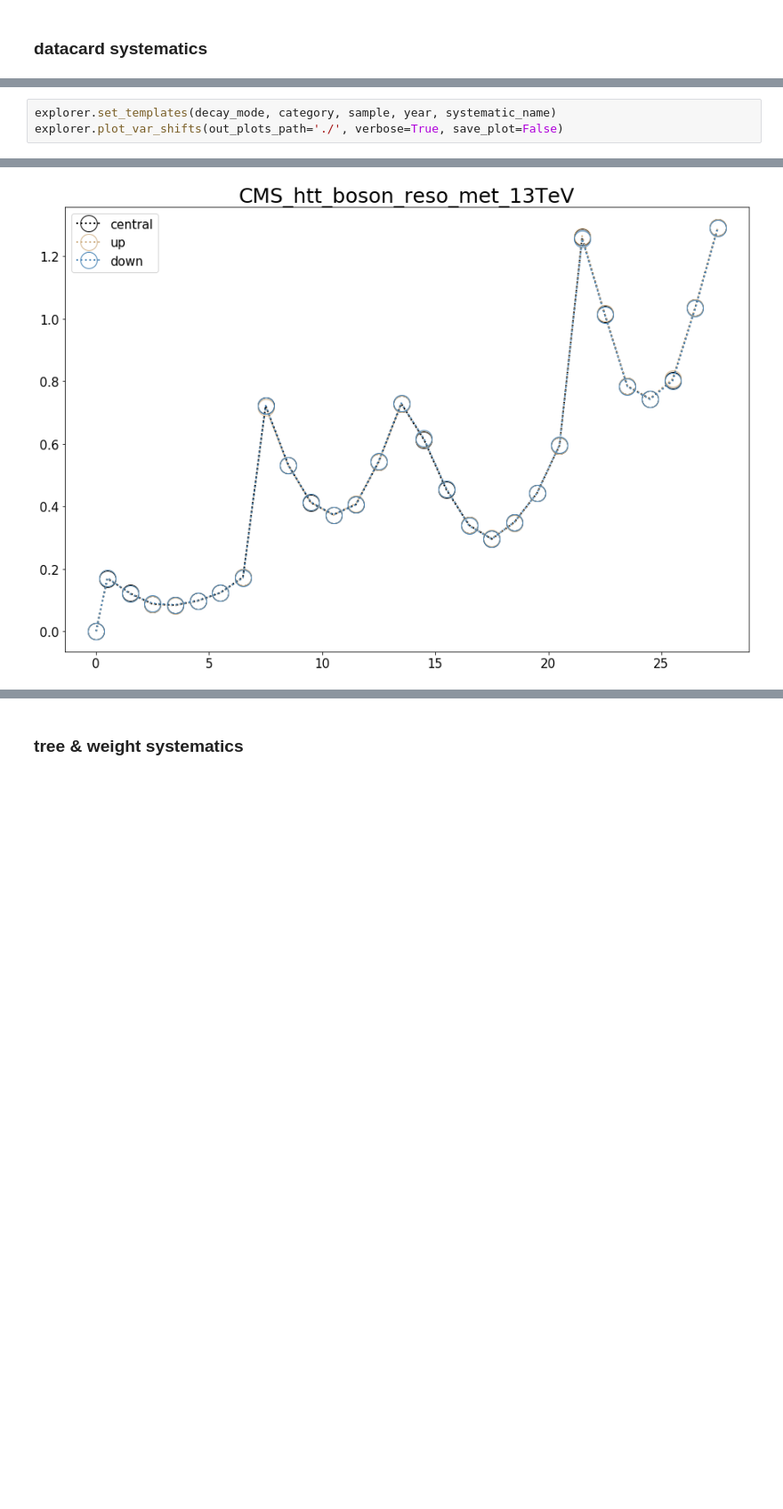
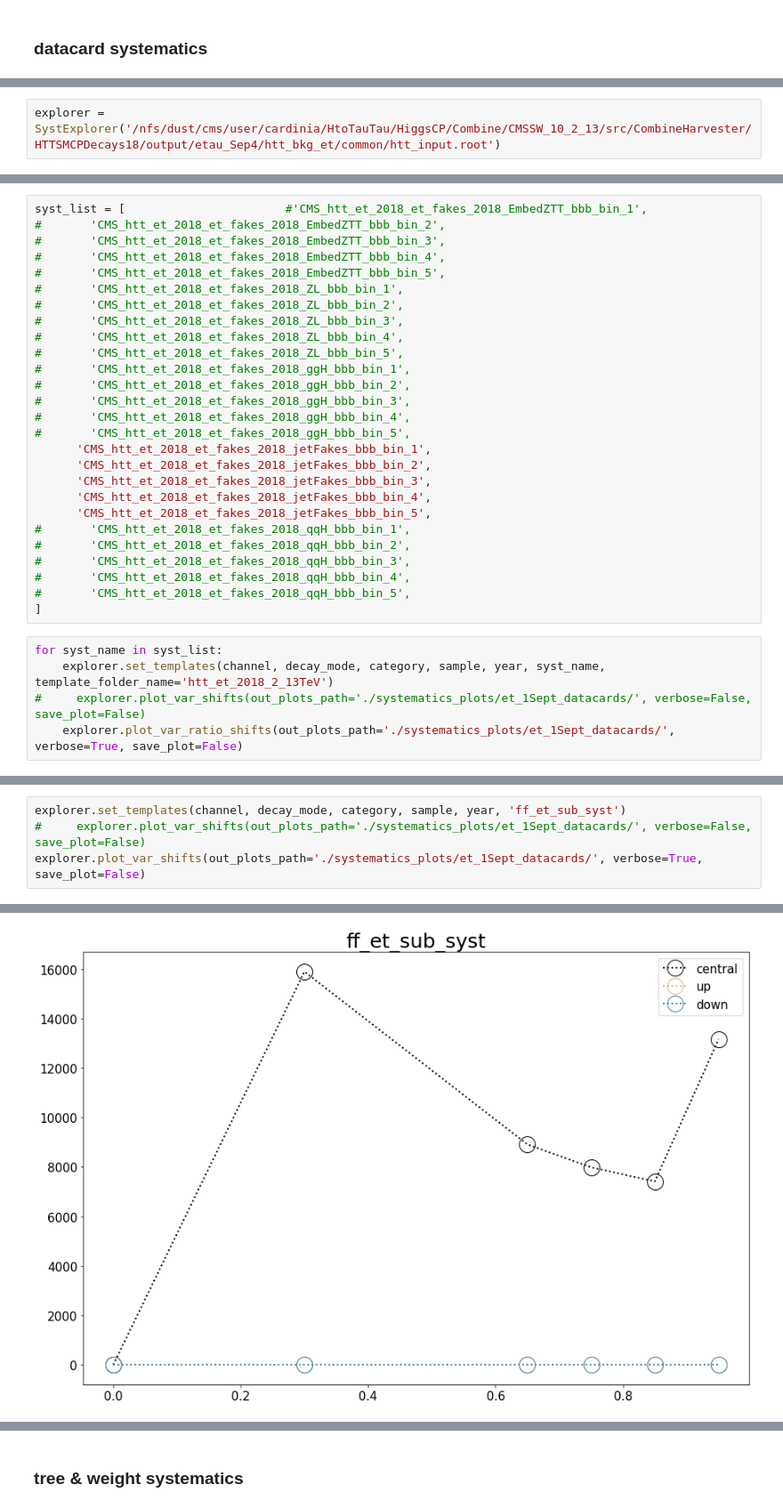
Before and after one commit to yaourtpourtoi/mlFramework, a Jupyter notebook: Systematics.ipynb, the cells around one changed output, grey strips where cells are left out. Shown: that part at 89% size. Cells and saved outputs as stored; diff of their text form; blank space fills up the shorter version.

Commit message:
updated Systematics notebook

```diff
--- a/Systematics.ipynb
+++ b/Systematics.ipynb
@@ -18,3 +17,5 @@ explorer = SystExplorer('./htt_mt.inputs-sm-13TeV.root')
+# %%
+explorer = SystExplorer('/nfs/dust/cms/user/cardinia/HtoTauTau/HiggsCP/Combine/CMSSW_10_2_13/src/CombineHarvester/HTTSMCPDecays18/output/etau_Sep4/htt_bkg_et/common/htt_input.root')
 # %%
 explorer.print_file_content()
 # %% [output]
@@ -57,0 +75,32 @@ systematic_name = 'CMS_htt_boson_reso_met_13TeV'
+# %%
+syst_list = [                       #'CMS_htt_et_2018_et_fakes_2018_EmbedZTT_bbb_bin_1',
+#       'CMS_htt_et_2018_et_fakes_2018_EmbedZTT_bbb_bin_2',
+#       'CMS_htt_et_2018_et_fakes_2018_EmbedZTT_bbb_bin_3',
+#       'CMS_htt_et_2018_et_fakes_2018_EmbedZTT_bbb_bin_4',
+#       'CMS_htt_et_2018_et_fakes_2018_EmbedZTT_bbb_bin_5',
+#       'CMS_htt_et_2018_et_fakes_2018_ZL_bbb_bin_1',
+#       'CMS_htt_et_2018_et_fakes_2018_ZL_bbb_bin_2',
+#       'CMS_htt_et_2018_et_fakes_2018_ZL_bbb_bin_3',
+#       'CMS_htt_et_2018_et_fakes_2018_ZL_bbb_bin_4',
+#       'CMS_htt_et_2018_et_fakes_2018_ZL_bbb_bin_5',
+#       'CMS_htt_et_2018_et_fakes_2018_ggH_bbb_bin_1',
+#       'CMS_htt_et_2018_et_fakes_2018_ggH_bbb_bin_2',
+#       'CMS_htt_et_2018_et_fakes_2018_ggH_bbb_bin_3',
+#       'CMS_htt_et_2018_et_fakes_2018_ggH_bbb_bin_4',
+#       'CMS_htt_et_2018_et_fakes_2018_ggH_bbb_bin_5',
+      'CMS_htt_et_2018_et_fakes_2018_jetFakes_bbb_bin_1',
+      'CMS_htt_et_2018_et_fakes_2018_jetFakes_bbb_bin_2',
+      'CMS_htt_et_2018_et_fakes_2018_jetFakes_bbb_bin_3',
+      'CMS_htt_et_2018_et_fakes_2018_jetFakes_bbb_bin_4',
+      'CMS_htt_et_2018_et_fakes_2018_jetFakes_bbb_bin_5',
+#       'CMS_htt_et_2018_et_fakes_2018_qqH_bbb_bin_1',
+#       'CMS_htt_et_2018_et_fakes_2018_qqH_bbb_bin_2',
+#       'CMS_htt_et_2018_et_fakes_2018_qqH_bbb_bin_3',
+#       'CMS_htt_et_2018_et_fakes_2018_qqH_bbb_bin_4',
+#       'CMS_htt_et_2018_et_fakes_2018_qqH_bbb_bin_5',
+]
+# %%
+for syst_name in syst_list:
+    explorer.set_templates(channel, decay_mode, category, sample, year, syst_name, template_folder_name='htt_et_2018_2_13TeV')
+#     explorer.plot_var_shifts(out_plots_path='./systematics_plots/et_1Sept_datacards/', verbose=False, save_plot=False)
+    explorer.plot_var_ratio_shifts(out_plots_path='./systematics_plots/et_1Sept_datacards/', verbose=True, save_plot=False)
@@ -58,4 +130,5 @@ systematic_name = 'CMS_htt_boson_reso_met_13TeV'
 # %%
-explorer.set_templates(decay_mode, category, sample, year, systematic_name)
-explorer.plot_var_shifts(out_plots_path='./', verbose=True, save_plot=False)
+explorer.set_templates(channel, decay_mode, category, sample, year, 'ff_et_sub_syst')
+#     explorer.plot_var_shifts(out_plots_path='./systematics_plots/et_1Sept_datacards/', verbose=False, save_plot=False)
+explorer.plot_var_shifts(out_plots_path='./systematics_plots/et_1Sept_datacards/', verbose=True, save_plot=False)
 # %% [output]
@@ -64 +137 @@ plotting up/down shifts for qqH_sm_htt125 template in category: mt_mupi_sig_2017
-[figure, old version]
+[figure, new version]
```
Also changed, not shown: parts of 36 cells of this notebook.
